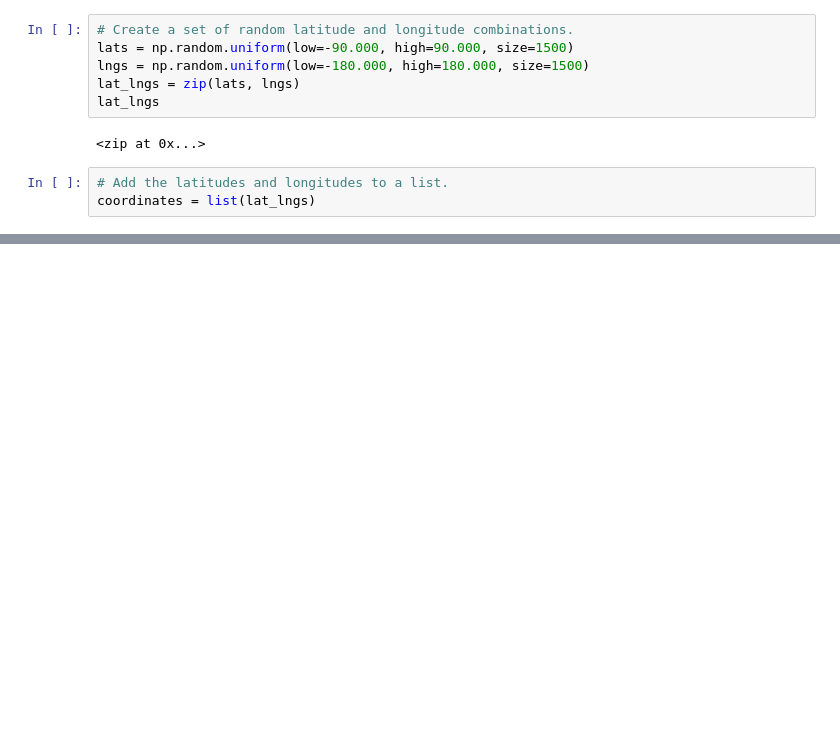
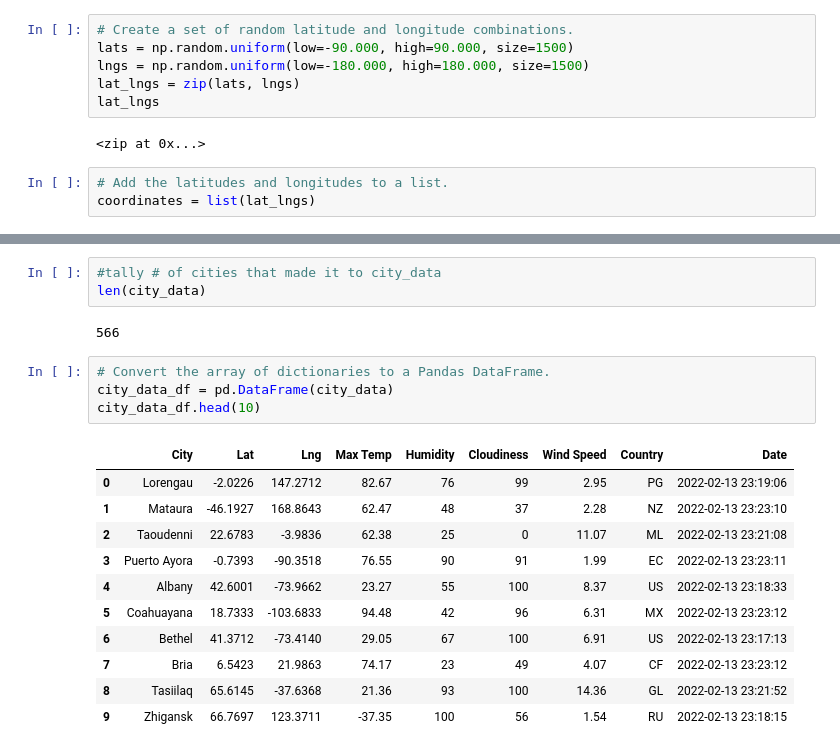
Before and after one commit to ajcurtis916/world_weather_analysis, a Jupyter notebook: WeatherPy.ipynb, the cells around one changed output, grey strips where cells are left out. Drawn from its saved outputs; the diff is of its cells as text; blank space fills up the shorter version.

```diff
--- a/WeatherPy.ipynb
+++ b/WeatherPy.ipynb
@@ -31,0 +121,21 @@ len(cities)
+# %%
+#tally # of cities that made it to city_data
+len(city_data)
+# %% [output]
+566
+# %%
+# Convert the array of dictionaries to a Pandas DataFrame.
+city_data_df = pd.DataFrame(city_data)
+city_data_df.head(10)
+# %% [output]
+|  | City | Lat | Lng | Max Temp | Humidity | Cloudiness | Wind Speed | Country | Date |
+| 0 | Lorengau | -2.0226 | 147.2712 | 82.67 | 76 | 99 | 2.95 | PG | 2022-02-13 23:19:06 |
+| 1 | Mataura | -46.1927 | 168.8643 | 62.47 | 48 | 37 | 2.28 | NZ | 2022-02-13 23:23:10 |
+| 2 | Taoudenni | 22.6783 | -3.9836 | 62.38 | 25 | 0 | 11.07 | ML | 2022-02-13 23:21:08 |
+| 3 | Puerto Ayora | -0.7393 | -90.3518 | 76.55 | 90 | 91 | 1.99 | EC | 2022-02-13 23:23:11 |
+| 4 | Albany | 42.6001 | -73.9662 | 23.27 | 55 | 100 | 8.37 | US | 2022-02-13 23:18:33 |
+| 5 | Coahuayana | 18.7333 | -103.6833 | 94.48 | 42 | 96 | 6.31 | MX | 2022-02-13 23:23:12 |
+| 6 | Bethel | 41.3712 | -73.4140 | 29.05 | 67 | 100 | 6.91 | US | 2022-02-13 23:17:13 |
+| 7 | Bria | 6.5423 | 21.9863 | 74.17 | 23 | 49 | 4.07 | CF | 2022-02-13 23:23:12 |
+| 8 | Tasiilaq | 65.6145 | -37.6368 | 21.36 | 93 | 100 | 14.36 | GL | 2022-02-13 23:21:52 |
+| 9 | Zhigansk | 66.7697 | 123.3711 | -37.35 | 100 | 56 | 1.54 | RU | 2022-02-13 23:18:15 |
```
Also changed, not shown: parts of 8 cells of this notebook, 2 other files.
